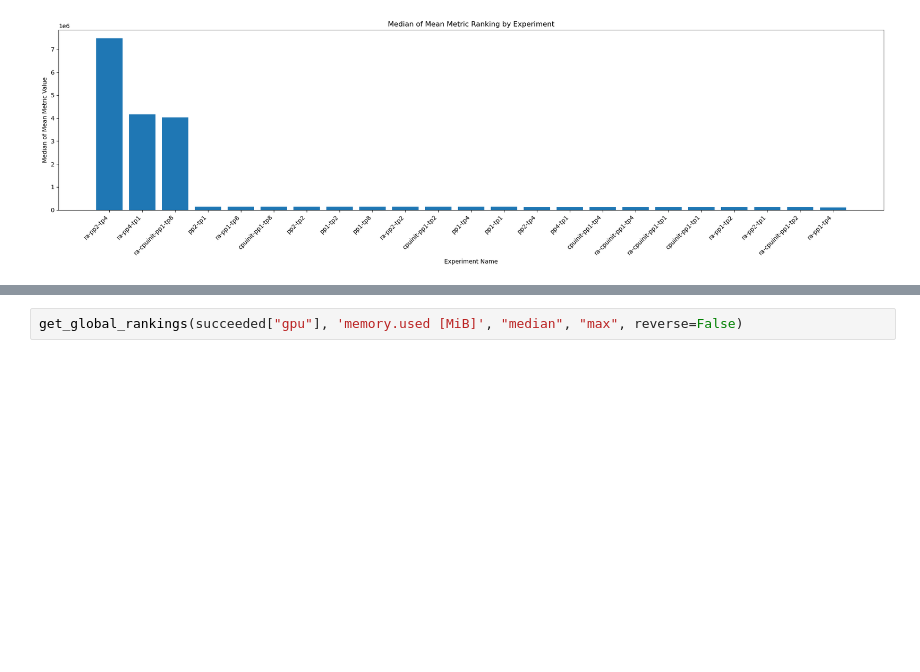
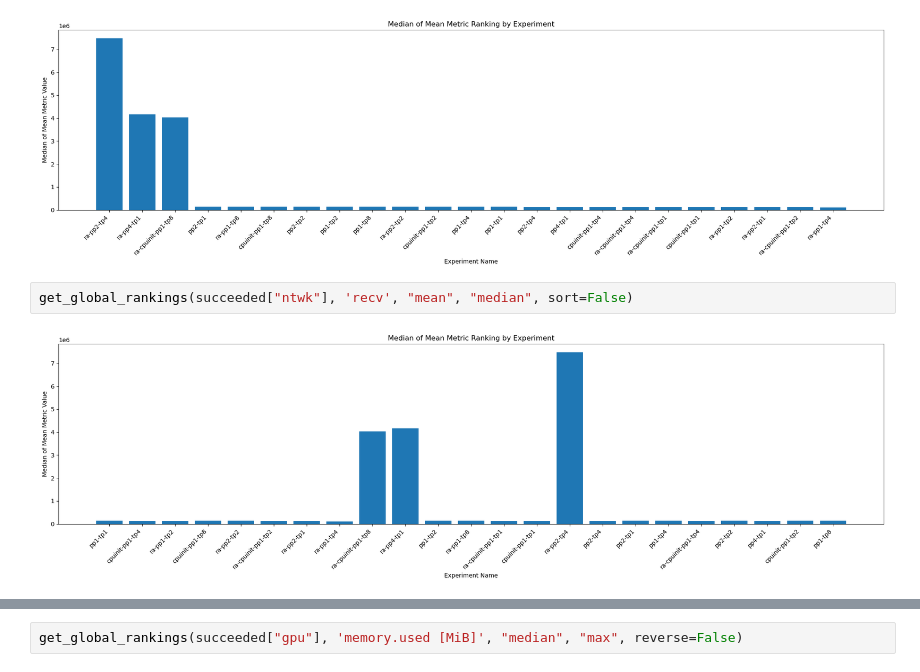
Before and after one commit to mfdj2002/Megatron-LM, a Jupyter notebook: scripts/data-processing/process_csv.ipynb, the cells around one changed output, grey strips where cells are left out. Drawn from its saved outputs; the diff is of its cells as text; blank space fills up the shorter version.

```diff
--- a/scripts/data-processing/process_csv.ipynb
+++ b/scripts/data-processing/process_csv.ipynb
@@ -245,3 +277,7 @@ get_global_rankings(succeeded["ntwk"], 'send', "median", "median")
 get_global_rankings(succeeded["ntwk"], 'recv', "mean", "median")
 # %% [output]
 [figure]
+# %%
+get_global_rankings(succeeded["ntwk"], 'recv', "mean", "median", sort=False)
+# %% [output]
+[figure, added]
```
Also changed, not shown: parts of 6 cells of this notebook.
